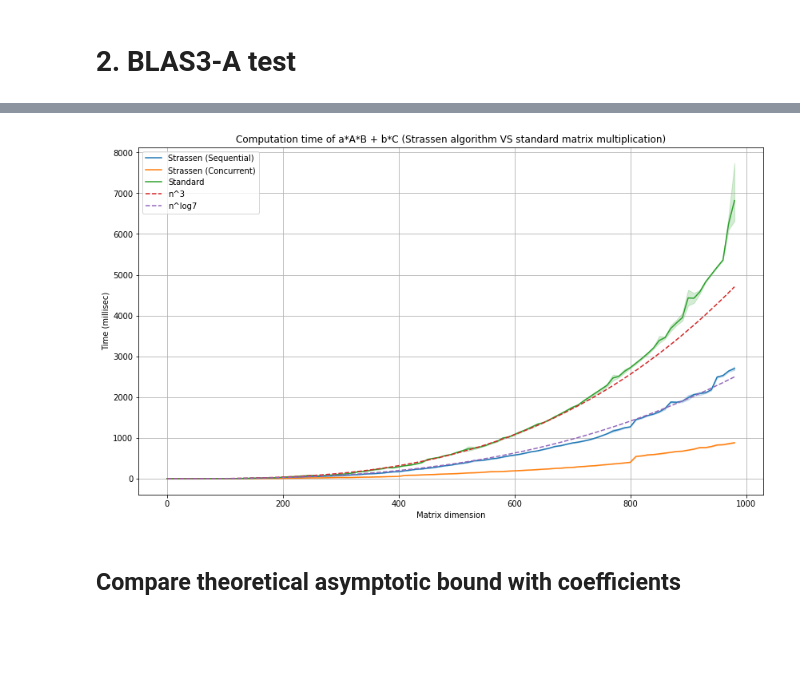
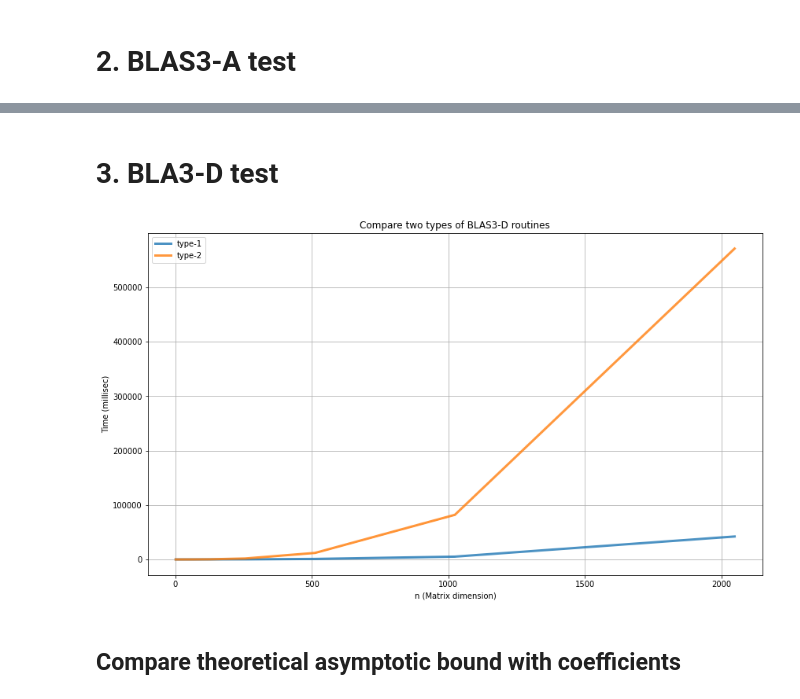
Before and after one commit to JunmingZhao42/FMM-Strassen-Algorithm, a Jupyter notebook: plot.ipynb, the cells around one changed output, grey strips where cells are left out. Cells and saved outputs as stored; diff of their text form; code cells hidden in the pictures; blank space fills up the shorter version.

```diff
--- a/plot.ipynb
+++ b/plot.ipynb
@@ -72,20 +110,23 @@ df
+# %% [markdown]
+# 3. BLA3-D test
+# %%
+df = pd.read_csv('./result5.csv')
+df['n_3'] = df['matrix dimension']**3 / 2e5
+df['n_log'] = df['matrix dimension']**(np.log2(7)) / 1e5
 # %%
 ax = plt.figure(figsize=(14,8))
-sns.lineplot(x="matrix dimension", y="Strassen", data=df, label="Strassen (Sequential)")
-sns.lineplot(x="matrix dimension", y="Strassen1", data=df, label="Strassen (Concurrent)")
-sns.lineplot(x="matrix dimension", y="Standard", data=df, label="Standard")
 
-plt.plot(df["matrix dimension"], df["n_3"], label="n^3", linestyle='--')
-plt.plot(df["matrix dimension"], df["n_log"], label="n^log7", linestyle='--')
+sns.lineplot(x="matrix dimension", y="Standard", data=df, label="type-1", linewidth=3, alpha=0.8)
+sns.lineplot(x="matrix dimension", y="Strassen", data=df, label="type-2", linewidth=3, alpha=0.8)
 
 plt.legend()
-plt.title("Computation time of a*A*B + b*C (Strassen algorithm VS standard matrix multiplication)")
-plt.xlabel("Matrix dimension")
+plt.title("Compare two types of BLAS3-D routines")
+plt.xlabel("n (Matrix dimension)")
 plt.ylabel("Time (millisec)")
 plt.grid()
 plt.show()
 # %% [output]
-[figure, old version]
+[figure, new version]
 # %% [markdown]
 ## Compare theoretical asymptotic bound with coefficients
 # %%
```
Also changed, not shown: parts of 7 cells of this notebook, 6 other files.
